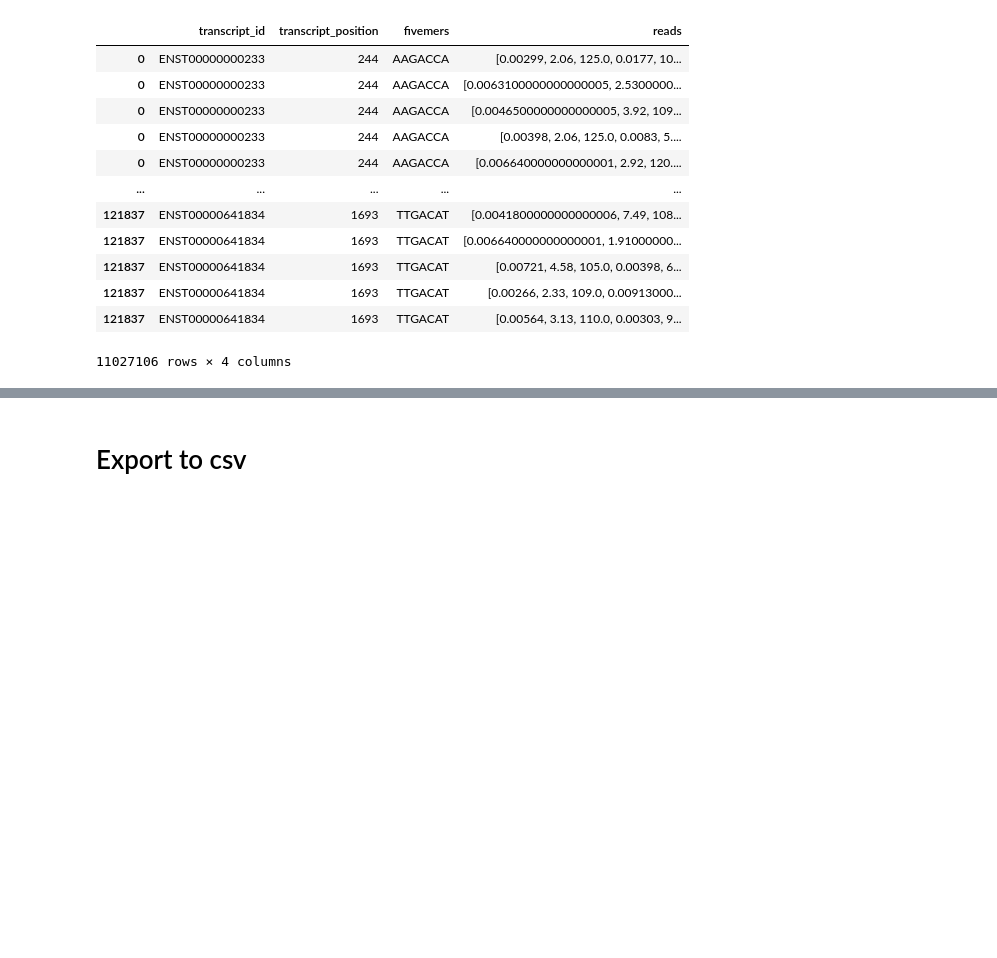
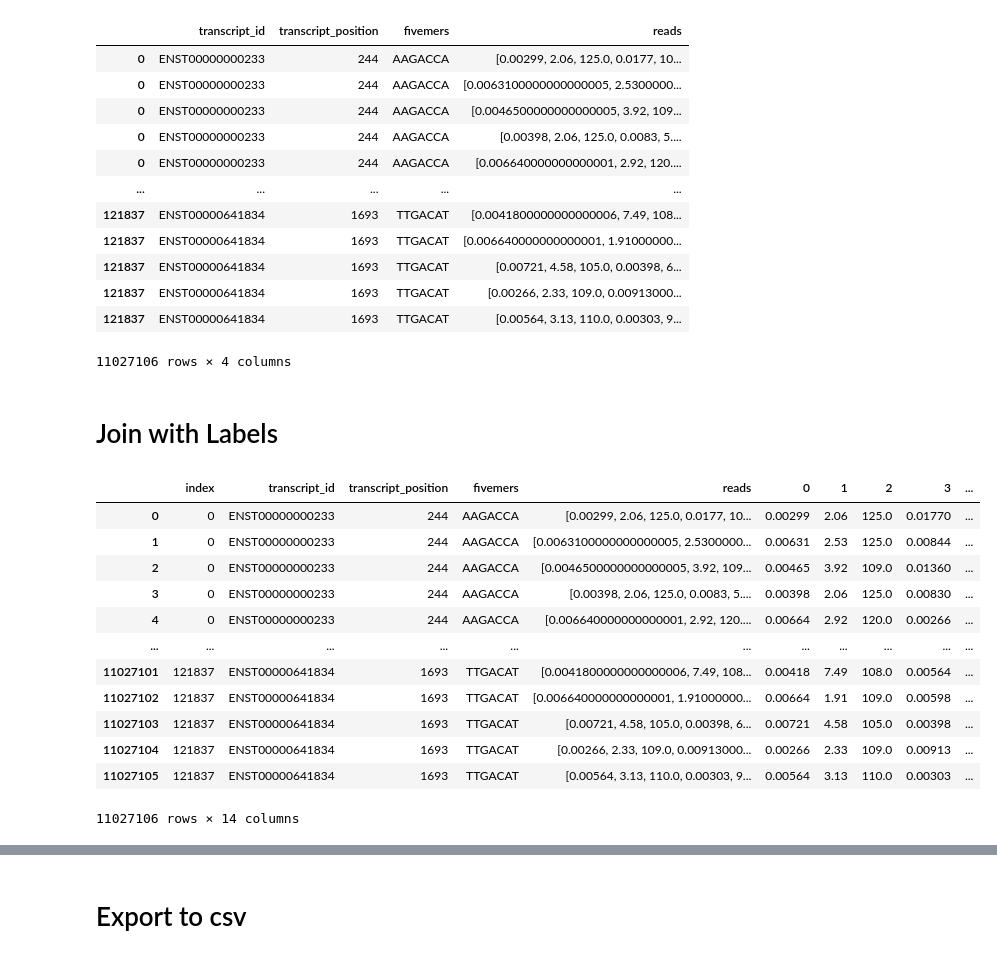
Before and after one commit to gohjophine/dsa4262-gnomes, a Jupyter notebook: src/read_json.ipynb, the cells around one changed output, grey strips where cells are left out. Saved outputs shown, nothing was run; the diff lists cells and outputs as text; code cells hidden in the pictures; blank space fills up the shorter version.

Commit message:
added labels into df

```diff
--- a/src/read_json.ipynb
+++ b/src/read_json.ipynb
@@ -104,3 +104,25 @@ df
 | 121837 | ENST00000641834 | 1693 | TTGACAT | [0.00266, 2.33, 109.0, 0.00913000... |
 | 121837 | ENST00000641834 | 1693 | TTGACAT | [0.00564, 3.13, 110.0, 0.00303, 9... |
 11027106 rows × 4 columns
+# %% [markdown]
+# Join with Labels
+# %%
+df1 = pd.DataFrame(df['reads'].to_list())
+# %%
+df3 = pd.concat([df.reset_index(), df1], axis=1)
+# %%
+df3
+# %% [output]
+|  | index | transcript_id | transcript_position | fivemers | reads | 0 | 1 | 2 | 3 | ... |
+| 0 | 0 | ENST00000000233 | 244 | AAGACCA | [0.00299, 2.06, 125.0, 0.0177, 10... | 0.00299 | 2.06 | 125.0 | 0.01770 | ... |
+| 1 | 0 | ENST00000000233 | 244 | AAGACCA | [0.0063100000000000005, 2.5300000... | 0.00631 | 2.53 | 125.0 | 0.00844 | ... |
+| 2 | 0 | ENST00000000233 | 244 | AAGACCA | [0.0046500000000000005, 3.92, 109... | 0.00465 | 3.92 | 109.0 | 0.01360 | ... |
+| 3 | 0 | ENST00000000233 | 244 | AAGACCA | [0.00398, 2.06, 125.0, 0.0083, 5.... | 0.00398 | 2.06 | 125.0 | 0.00830 | ... |
+| 4 | 0 | ENST00000000233 | 244 | AAGACCA | [0.006640000000000001, 2.92, 120.... | 0.00664 | 2.92 | 120.0 | 0.00266 | ... |
+| ... | ... | ... | ... | ... | ... | ... | ... | ... | ... | ... |
+| 11027101 | 121837 | ENST00000641834 | 1693 | TTGACAT | [0.0041800000000000006, 7.49, 108... | 0.00418 | 7.49 | 108.0 | 0.00564 | ... |
+| 11027102 | 121837 | ENST00000641834 | 1693 | TTGACAT | [0.006640000000000001, 1.91000000... | 0.00664 | 1.91 | 109.0 | 0.00598 | ... |
+| 11027103 | 121837 | ENST00000641834 | 1693 | TTGACAT | [0.00721, 4.58, 105.0, 0.00398, 6... | 0.00721 | 4.58 | 105.0 | 0.00398 | ... |
+| 11027104 | 121837 | ENST00000641834 | 1693 | TTGACAT | [0.00266, 2.33, 109.0, 0.00913000... | 0.00266 | 2.33 | 109.0 | 0.00913 | ... |
+| 11027105 | 121837 | ENST00000641834 | 1693 | TTGACAT | [0.00564, 3.13, 110.0, 0.00303, 9... | 0.00564 | 3.13 | 110.0 | 0.00303 | ... |
+11027106 rows × 14 columns
```
Also changed, not shown: parts of 7 cells of this notebook.
